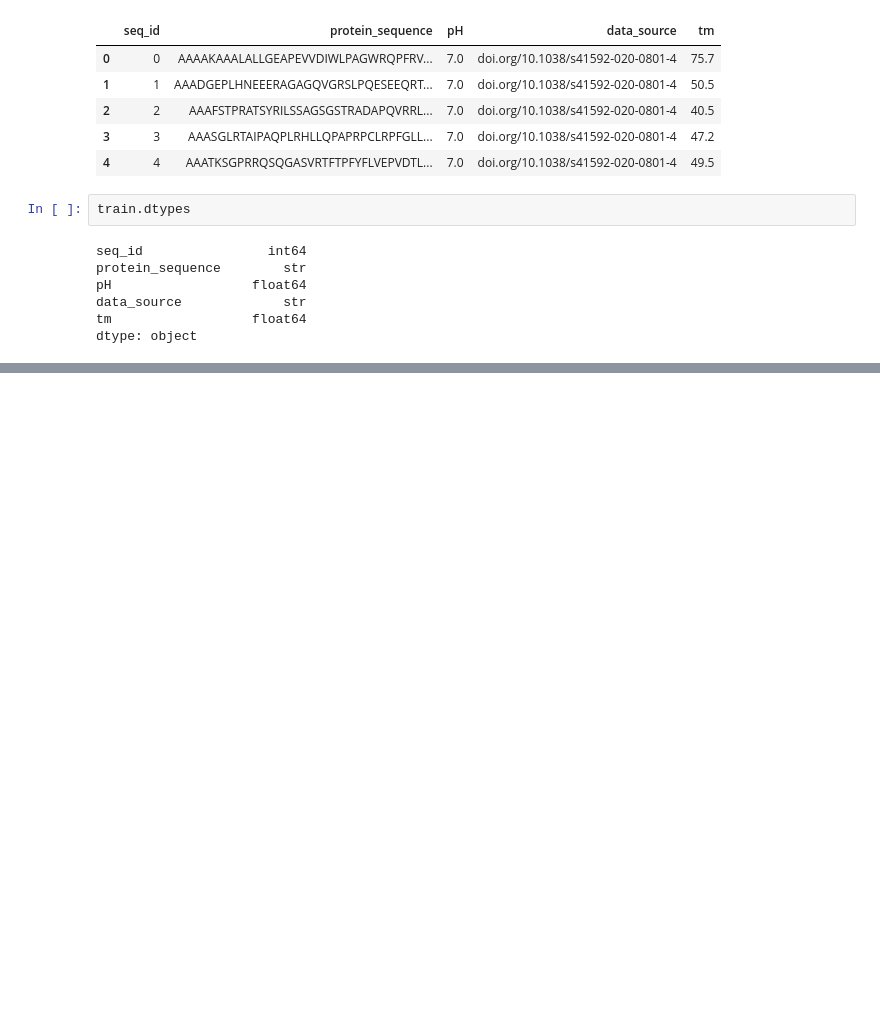
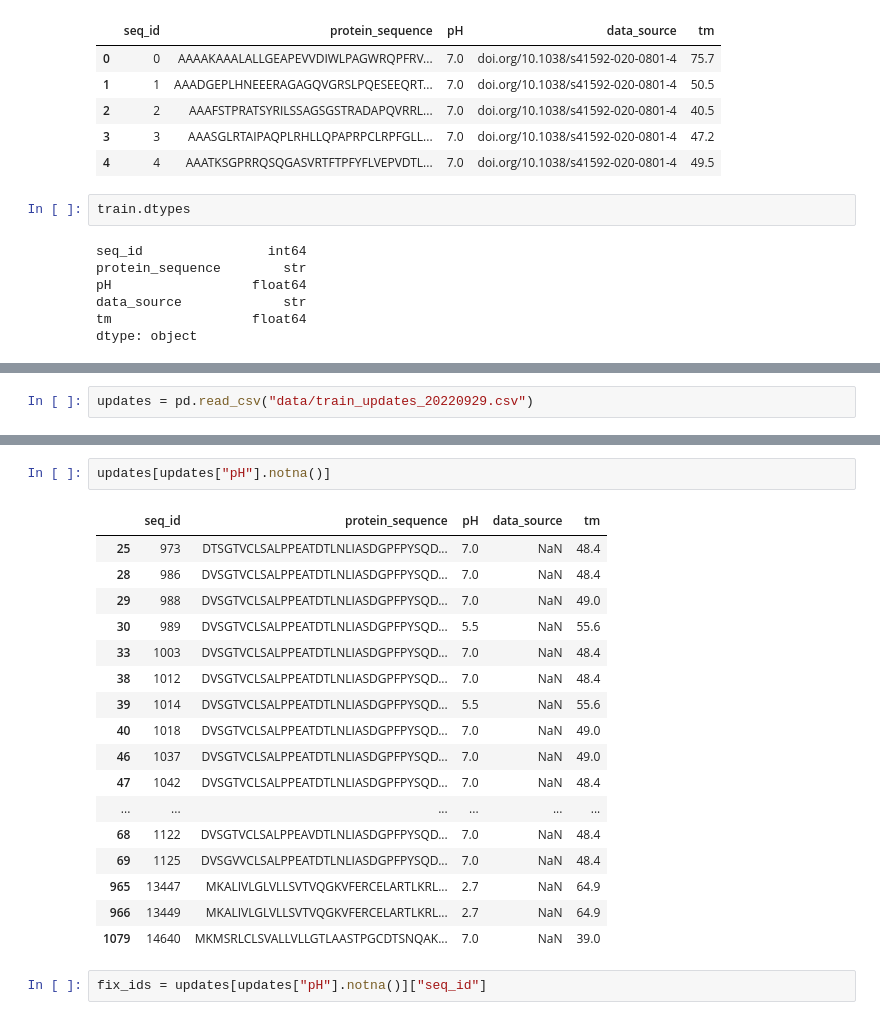
Before and after one commit to Mx1a/protein-stability, a Jupyter notebook: data_quality_review.ipynb, the cells around one changed output, grey strips where cells are left out. Drawn from its saved outputs; the diff is of its cells as text; blank space fills up the shorter version.

Commit message:
Applyed official Kaggle updates to training data

```diff
--- a/data_quality_review.ipynb
+++ b/data_quality_review.ipynb
@@ -28,0 +55,2 @@ dtype: object
+# %%
+updates = pd.read_csv("data/train_updates_20220929.csv")
@@ -28,0 +88,22 @@ dtype: object
+# %%
+updates[updates["pH"].notna()]
+# %% [output]
+|  | seq_id | protein_sequence | pH | data_source | tm |
+| 25 | 973 | DTSGTVCLSALPPEATDTLNLIASDGPFPYSQD... | 7.0 | NaN | 48.4 |
+| 28 | 986 | DVSGTVCLSALPPEATDTLNLIASDGPFPYSQD... | 7.0 | NaN | 48.4 |
+| 29 | 988 | DVSGTVCLSALPPEATDTLNLIASDGPFPYSQD... | 7.0 | NaN | 49.0 |
+| 30 | 989 | DVSGTVCLSALPPEATDTLNLIASDGPFPYSQD... | 5.5 | NaN | 55.6 |
+| 33 | 1003 | DVSGTVCLSALPPEATDTLNLIASDGPFPYSQD... | 7.0 | NaN | 48.4 |
+| 38 | 1012 | DVSGTVCLSALPPEATDTLNLIASDGPFPYSQD... | 7.0 | NaN | 48.4 |
+| 39 | 1014 | DVSGTVCLSALPPEATDTLNLIASDGPFPYSQD... | 5.5 | NaN | 55.6 |
+| 40 | 1018 | DVSGTVCLSALPPEATDTLNLIASDGPFPYSQD... | 7.0 | NaN | 49.0 |
+| 46 | 1037 | DVSGTVCLSALPPEATDTLNLIASDGPFPYSQD... | 7.0 | NaN | 49.0 |
+| 47 | 1042 | DVSGTVCLSALPPEATDTLNLIASDGPFPYSQD... | 7.0 | NaN | 48.4 |
+| ... | ... | ... | ... | ... | ... |
+| 68 | 1122 | DVSGTVCLSALPPEAVDTLNLIASDGPFPYSQD... | 7.0 | NaN | 48.4 |
+| 69 | 1125 | DVSGVVCLSALPPEATDTLNLIASDGPFPYSQD... | 7.0 | NaN | 48.4 |
+| 965 | 13447 | MKALIVLGLVLLSVTVQGKVFERCELARTLKRL... | 2.7 | NaN | 64.9 |
+| 966 | 13449 | MKALIVLGLVLLSVTVQGKVFERCELARTLKRL... | 2.7 | NaN | 64.9 |
+| 1079 | 14640 | MKMSRLCLSVALLVLLGTLAASTPGCDTSNQAK... | 7.0 | NaN | 39.0 |
+# %%
+fix_ids = updates[updates["pH"].notna()]["seq_id"]
```
Also changed, not shown: parts of 22 cells of this notebook.
